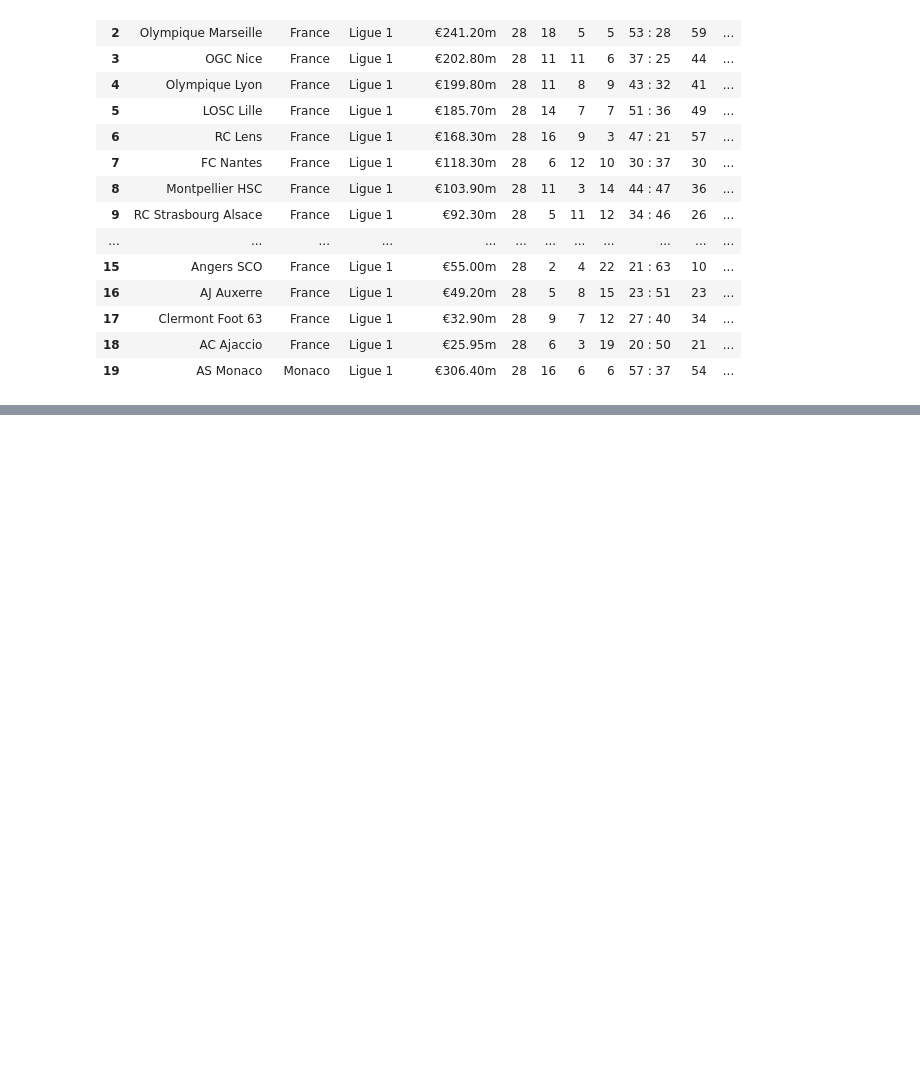
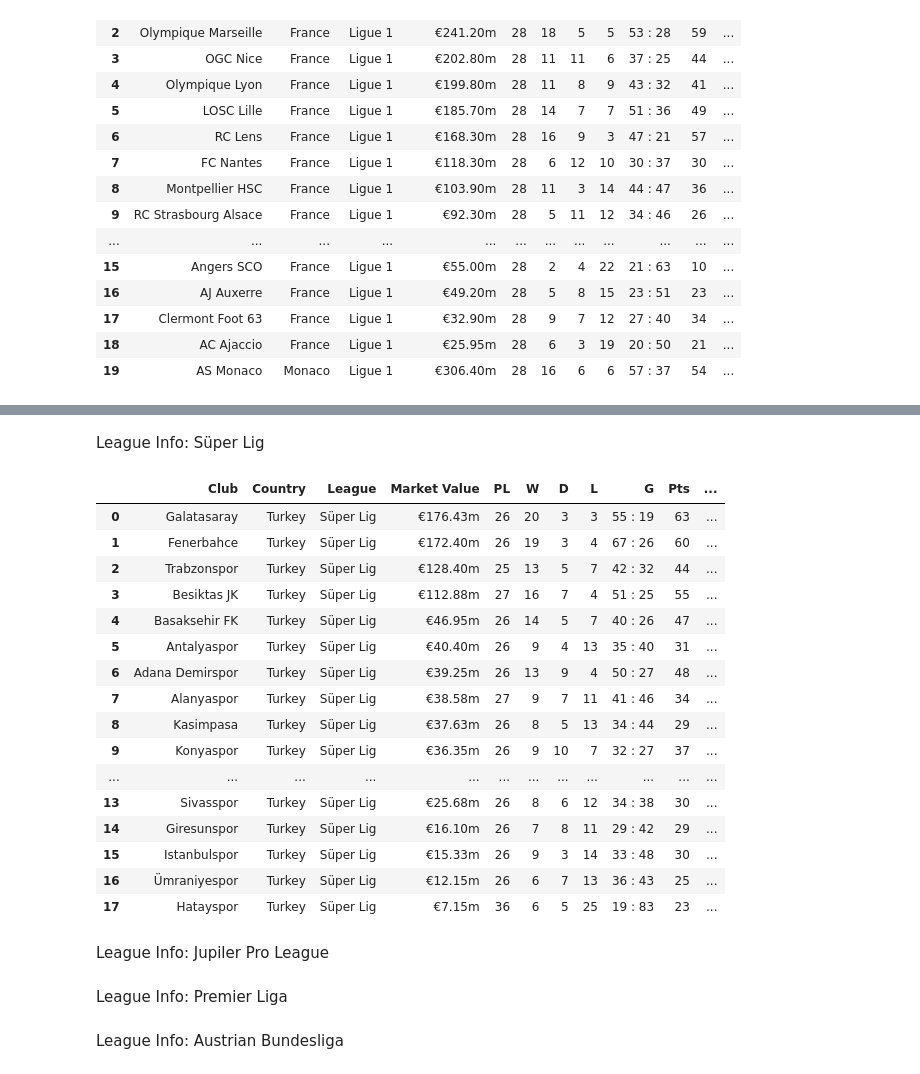
Before and after one commit to ericyang91/Dashboard_Soccer_Performance_vs_Money, a Jupyter notebook: Untitled.ipynb, the cells around one changed output, grey strips where cells are left out. Cells and saved outputs as stored; diff of their text form; code cells hidden in the pictures; blank space fills up the shorter version.

Commit message:
adding super lig

```diff
--- a/Untitled.ipynb
+++ b/Untitled.ipynb
@@ -422,0 +589,2 @@ ligue_1
+# %% [markdown]
+League Info: Süper Lig
@@ -422,0 +615,63 @@ ligue_1
+# %%
+url_second = 'https://www.transfermarkt.com/super-lig/eigenetabelle/wettbewerb/TR1'
+browser = Browser('chrome', headless = True)
+browser.visit(url_second)
+html = browser.html
+soup = BeautifulSoup(html, 'html.parser')
+# %%
+table = soup.find('table',{'class':'items'})
+table_details = table.find('tbody').find_all('tr')
+# %%
+club_list = []
+games_played= []
+win = []
+draw = []
+lose = []
+goals = []
+points = []
+points_per_match = []
+for table in table_details:
+    row_a = table.find('a')
+    row_games = table.find_all('td',{'class':'zentriert'})
+    club_list.append(row_a['title'])
+    games_played.append(row_games[2].text)
+    win.append(row_games[3].text)
+    draw.append(row_games[4].text)
+    lose.append(row_games[5].text)
+    goals.append(row_games[6].text)
+    points.append(row_games[8].text)
+    points_per_match.append(row_games[9].text)
+# %%
+süper_lig_one = pd.DataFrame(list(zip(team_list, country, league_name, value_list,)), columns = [
+                            'Club', 'Country', 'League', 'Market Value'])
+
+süper_lig_two = pd.DataFrame(list(zip(club_list, games_played, win, draw, lose, goals, points, points_per_match)),
+                                  columns = ['Club', 'PL', 'W', 'D', 'L', 'G', 'Pts', 'Pts_per_match'])
+
+süper_lig = pd.merge(süper_lig_one, süper_lig_two, on='Club')
+# %%
+süper_lig
+# %% [output]
+|  | Club | Country | League | Market Value | PL | W | D | L | G | Pts | ... |
+| 0 | Galatasaray | Turkey | Süper Lig | €176.43m | 26 | 20 | 3 | 3 | 55 : 19 | 63 | ... |
+| 1 | Fenerbahce | Turkey | Süper Lig | €172.40m | 26 | 19 | 3 | 4 | 67 : 26 | 60 | ... |
+| 2 | Trabzonspor | Turkey | Süper Lig | €128.40m | 25 | 13 | 5 | 7 | 42 : 32 | 44 | ... |
+| 3 | Besiktas JK | Turkey | Süper Lig | €112.88m | 27 | 16 | 7 | 4 | 51 : 25 | 55 | ... |
+| 4 | Basaksehir FK | Turkey | Süper Lig | €46.95m | 26 | 14 | 5 | 7 | 40 : 26 | 47 | ... |
+| 5 | Antalyaspor | Turkey | Süper Lig | €40.40m | 26 | 9 | 4 | 13 | 35 : 40 | 31 | ... |
+| 6 | Adana Demirspor | Turkey | Süper Lig | €39.25m | 26 | 13 | 9 | 4 | 50 : 27 | 48 | ... |
+| 7 | Alanyaspor | Turkey | Süper Lig | €38.58m | 27 | 9 | 7 | 11 | 41 : 46 | 34 | ... |
+| 8 | Kasimpasa | Turkey | Süper Lig | €37.63m | 26 | 8 | 5 | 13 | 34 : 44 | 29 | ... |
+| 9 | Konyaspor | Turkey | Süper Lig | €36.35m | 26 | 9 | 10 | 7 | 32 : 27 | 37 | ... |
+| ... | ... | ... | ... | ... | ... | ... | ... | ... | ... | ... | ... |
+| 13 | Sivasspor | Turkey | Süper Lig | €25.68m | 26 | 8 | 6 | 12 | 34 : 38 | 30 | ... |
+| 14 | Giresunspor | Turkey | Süper Lig | €16.10m | 26 | 7 | 8 | 11 | 29 : 42 | 29 | ... |
+| 15 | Istanbulspor | Turkey | Süper Lig | €15.33m | 26 | 9 | 3 | 14 | 33 : 48 | 30 | ... |
+| 16 | Ümraniyespor | Turkey | Süper Lig | €12.15m | 26 | 6 | 7 | 13 | 36 : 43 | 25 | ... |
+| 17 | Hatayspor | Turkey | Süper Lig | €7.15m | 36 | 6 | 5 | 25 | 19 : 83 | 23 | ... |
+# %% [markdown]
+League Info: Jupiler Pro League
+# %% [markdown]
+League Info: Premier Liga
+# %% [markdown]
+League Info: Austrian Bundesliga
```
Also changed, not shown: parts of 21 cells of this notebook.
